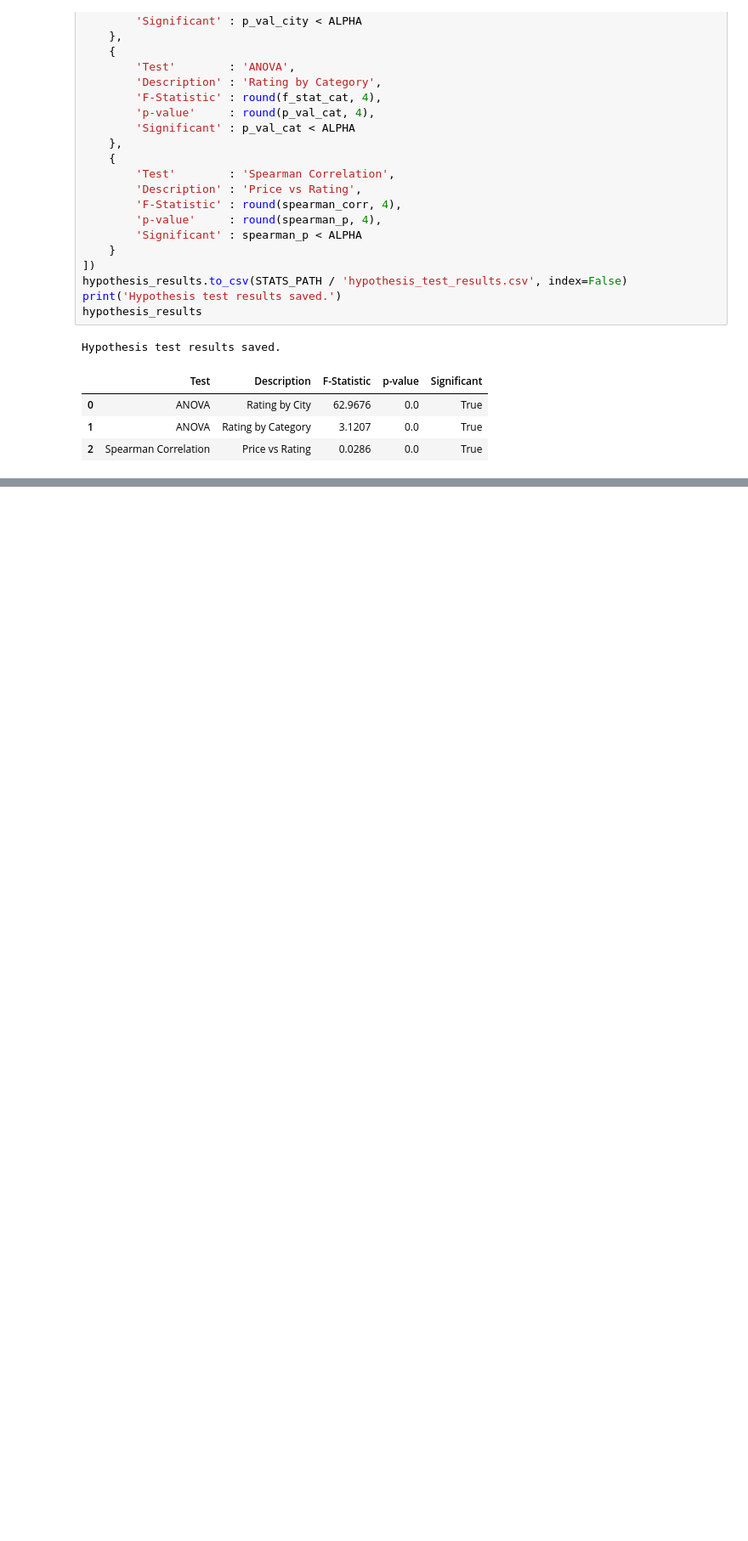
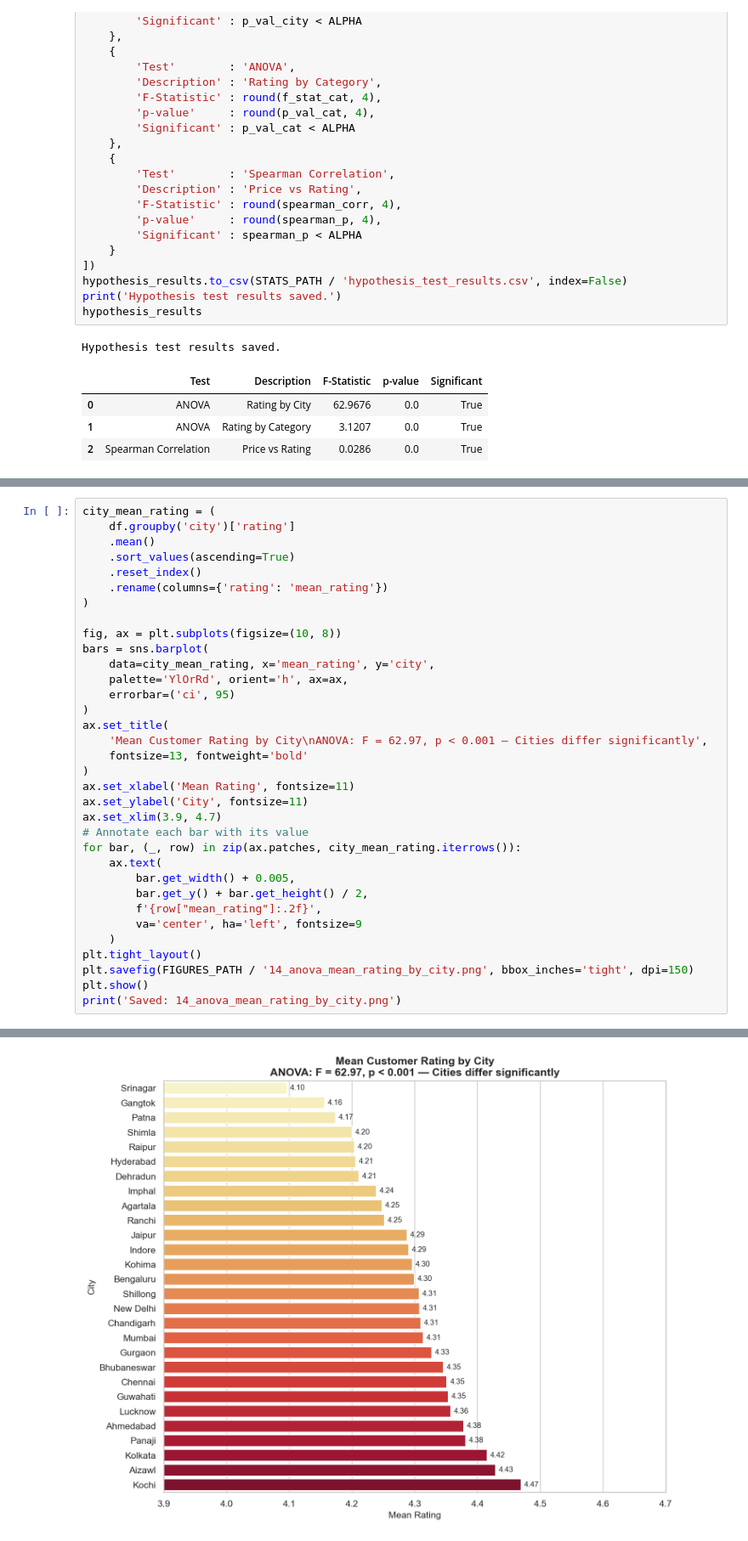
Before and after one commit to kshitij2212/Hopper_C-2_SwiggyDataAnalysis, a Jupyter notebook: notebooks/04_statistical_analysis.ipynb, the cells around one changed output, grey strips where cells are left out. Shown at 85% size. Saved outputs shown, nothing was run; the diff lists cells and outputs as text; blank space fills up the shorter version.

```diff
--- a/notebooks/04_statistical_analysis.ipynb
+++ b/notebooks/04_statistical_analysis.ipynb
@@ -239,0 +407,35 @@ Hypothesis test results saved.
+# %%
+city_mean_rating = (
+    df.groupby('city')['rating']
+    .mean()
+    .sort_values(ascending=True)
+    .reset_index()
+    .rename(columns={'rating': 'mean_rating'})
+)
+
+fig, ax = plt.subplots(figsize=(10, 8))
+bars = sns.barplot(
+    data=city_mean_rating, x='mean_rating', y='city',
+    palette='YlOrRd', orient='h', ax=ax,
+    errorbar=('ci', 95)
+)
+ax.set_title(
+    'Mean Customer Rating by City\nANOVA: F = 62.97, p < 0.001 — Cities differ significantly',
+    fontsize=13, fontweight='bold'
+)
+ax.set_xlabel('Mean Rating', fontsize=11)
+ax.set_ylabel('City', fontsize=11)
+ax.set_xlim(3.9, 4.7)
+# Annotate each bar with its value
+for bar, (_, row) in zip(ax.patches, city_mean_rating.iterrows()):
+    ax.text(
+        bar.get_width() + 0.005,
+        bar.get_y() + bar.get_height() / 2,
+        f'{row["mean_rating"]:.2f}',
+        va='center', ha='left', fontsize=9
+    )
+plt.tight_layout()
+plt.savefig(FIGURES_PATH / '14_anova_mean_rating_by_city.png', bbox_inches='tight', dpi=150)
+plt.show()
+print('Saved: 14_anova_mean_rating_by_city.png')
+# %% [output]
@@ -239,0 +445 @@ Hypothesis test results saved.
+[figure, added]
```
Also changed, not shown: parts of 13 cells of this notebook, 6 other files.
